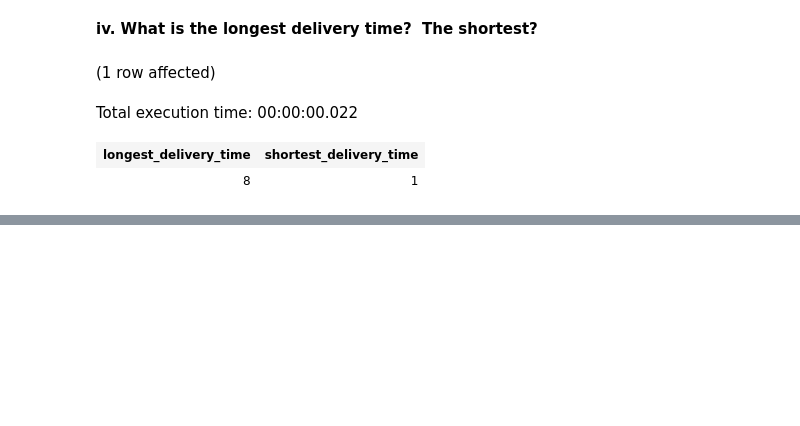
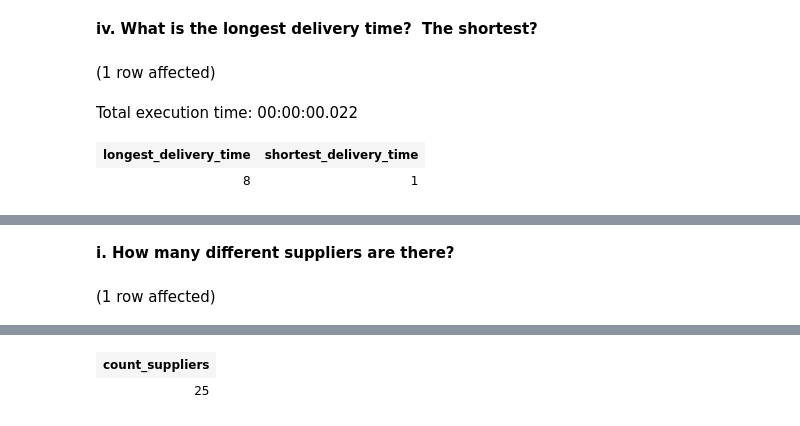
Before and after one commit to bradleytkay/post-launchcode-grad-work, a Jupyter notebook: shopping-part-1-EDA.ipynb, the cells around one changed output, grey strips where cells are left out. Saved outputs shown, nothing was run; the diff lists cells and outputs as text; code cells hidden in the pictures; blank space fills up the shorter version.

```diff
--- a/OnlineShoppingDB.ipynb
+++ b/shopping-part-1-EDA.ipynb
@@ -590,0 +601,7 @@ Total execution time: 00:00:00.022
+# %% [markdown]
+**i. How many different suppliers are there?**
+# %%
+SELECT COUNT(DISTINCT supplier_name) AS num_unique_suppliers
+FROM OnlineShoppingDB.dbo.suppliers
+# %% [output]
+(1 row affected)
@@ -590,0 +609,2 @@ Total execution time: 00:00:00.022
+| count_suppliers |
+| 25 |
```
Also changed, not shown: parts of 5 cells of this notebook, 9 other files.
